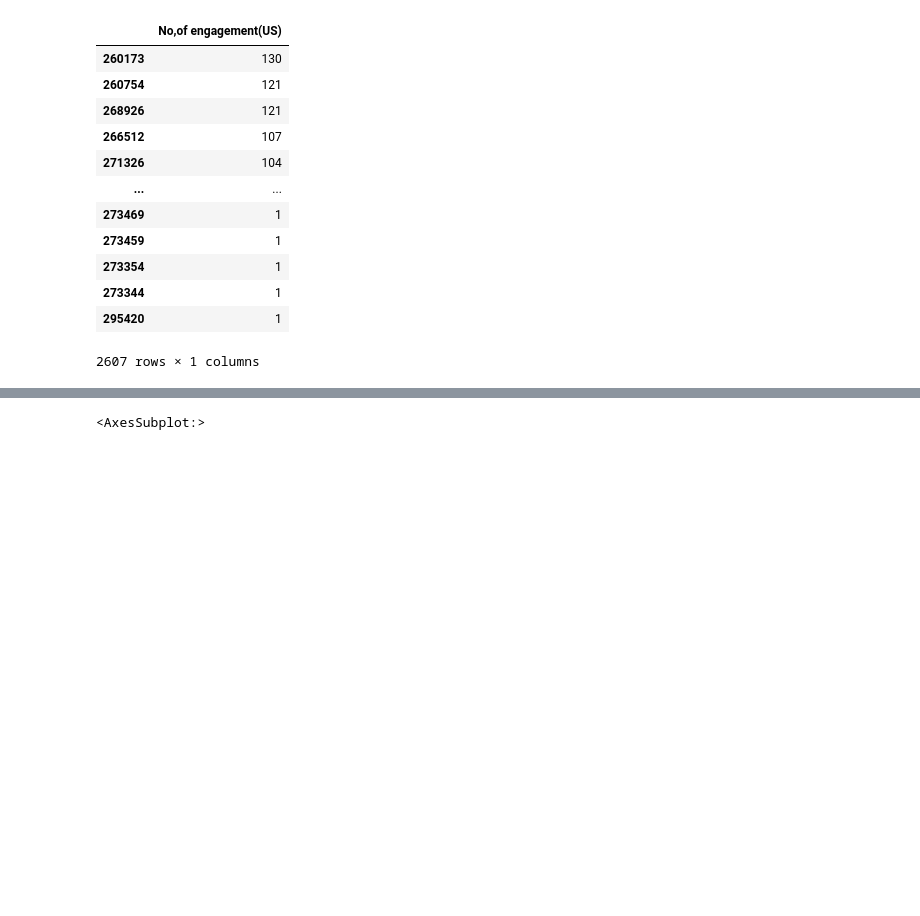
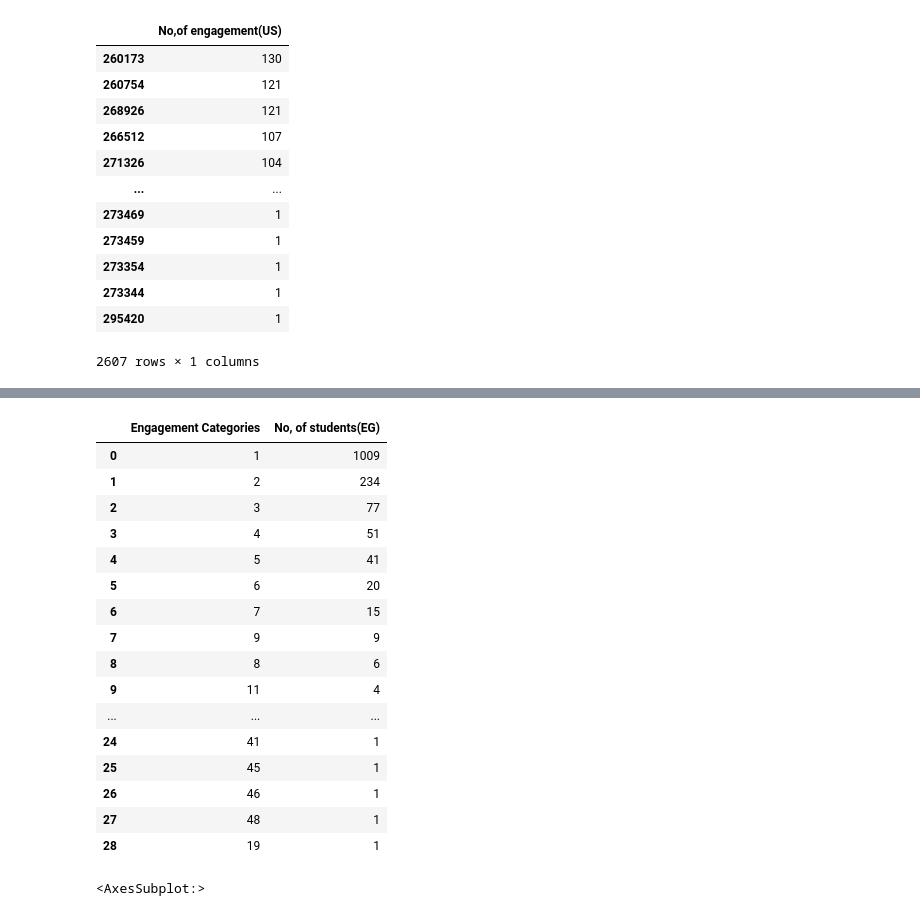
Before and after one commit to puvanans/365-DS-Competition, a Jupyter notebook: engagement _analysis_by_country.ipynb, the cells around one changed output, grey strips where cells are left out. Saved outputs shown, nothing was run; the diff lists cells and outputs as text; code cells hidden in the pictures; blank space fills up the shorter version.

```diff
--- a/engagement _analysis_by_country.ipynb
+++ b/engagement _analysis_by_country.ipynb
@@ -214,3 +224,24 @@ EG_engagement_frequency.plot()
+# %%
+EG_engagement_frequency = pd.DataFrame(EG_df['No,of engagement'].value_counts()).reset_index().rename(columns ={'index':'Engagement Categories','No,of engagement':'No, of students(EG)'})
+EG_engagement_frequency
+# %% [output]
+|  | Engagement Categories | No, of students(EG) |
+| 0 | 1 | 1009 |
+| 1 | 2 | 234 |
+| 2 | 3 | 77 |
+| 3 | 4 | 51 |
+| 4 | 5 | 41 |
+| 5 | 6 | 20 |
+| 6 | 7 | 15 |
+| 7 | 9 | 9 |
+| 8 | 8 | 6 |
+| 9 | 11 | 4 |
+| ... | ... | ... |
+| 24 | 41 | 1 |
+| 25 | 45 | 1 |
+| 26 | 46 | 1 |
+| 27 | 48 | 1 |
+| 28 | 19 | 1 |
 # %%
 GB = student_engagement_by_country[student_engagement_by_country['country'] == 'GB']
 GB_df = pd.DataFrame(GB['student_id'].value_counts()).reset_index(drop = 'true').rename(columns = {'student_id':'No,of engagement'})
```
Also changed, not shown: parts of 2 cells of this notebook.
